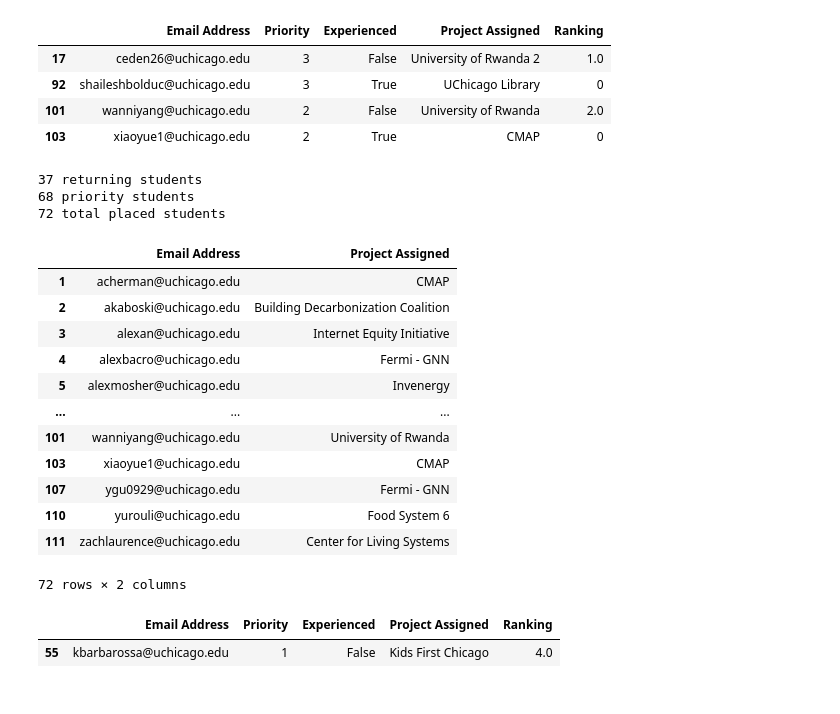
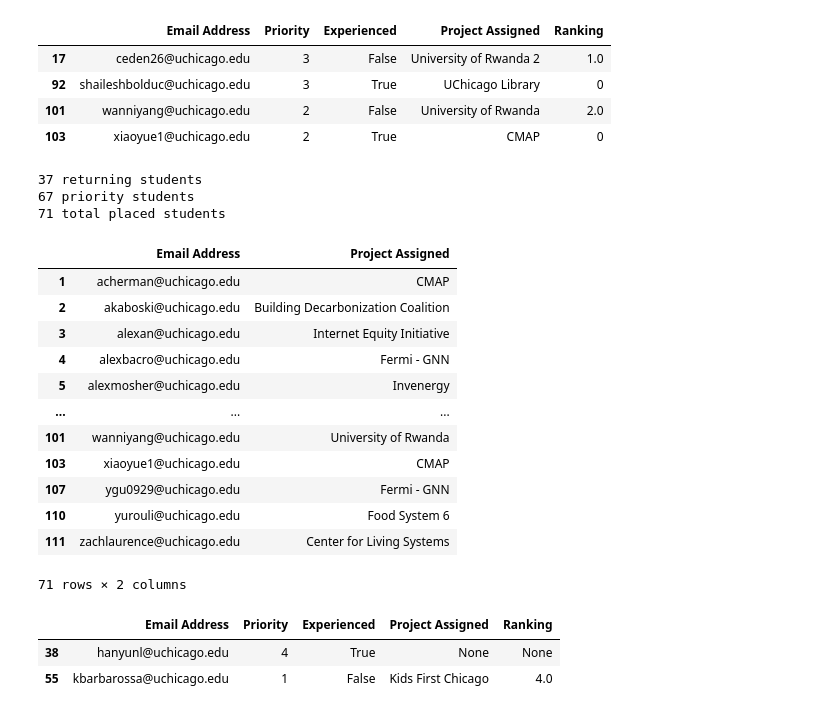
Before and after one commit to dsi-clinic/the-clinic, a Jupyter notebook: admin/matching/notebooks/matching.ipynb, the cells around one changed output. Cells and saved outputs as stored; diff of their text form; code cells hidden in the pictures.

```diff
--- a/admin/matching/notebooks/matching.ipynb
+++ b/admin/matching/notebooks/matching.ipynb
@@ -23,7 +24,7 @@ The autoreload extension is already loaded. To reload it, use:
 file_location = "../data/Winter 25 Matching.xlsx"
 # prioritized_students = []
 prioritized_students = ["kbarbarossa@uchicago.edu"]
-deprioritized_students = ["hanyunl@uchicago.edu"]
+deprioritized_students = ["hanyunl@uchicago.edu", "durojaiye@uchicago.edu"]
 application_df, forced_assignments = process_applications(file_location, deprioritized_students, prioritized_students)
 # %%
 technical_project_list = [
@@ -37,7 +38,7 @@ Dropping 0 students because they do not have a computer and not required
 Total Students available for matching: 112
 # %%
 priority_weights = [10, 15, 25, 30]
-max_students = {}
+max_students = {"Fermi - GNN": 3}
 all_project_list = data_to_process_dict.pop("all_project_list")
 assignment_df = student_assignment(priority_weights = priority_weights, **data_to_process_dict,
                                    max_students_dict=max_students, preassigned_students=forced_assignments,
@@ -144,8 +158,8 @@ print(f"{n_priority} priority students")
 print(f"{n_placed} total placed students")
 # %% [output]
 37 returning students
-68 priority students
-72 total placed students
+67 priority students
+71 total placed students
 # %%
 # All students that were assigned
 assignment_df[(assignment_df["Project Assigned"].notna())][['Email Address', 'Project Assigned']]
@@ -162,10 +176,11 @@ assignment_df[(assignment_df["Project Assigned"].notna())][['Email Address', 'Pr
 | 107 | ygu0929@uchicago.edu | Fermi - GNN |
 | 110 | yurouli@uchicago.edu | Food System 6 |
 | 111 | zachlaurence@uchicago.edu | Center for Living Systems |
-72 rows × 2 columns
+71 rows × 2 columns
 # %%
-# Check a specific student by email
-assignment_df[assignment_df["Email Address"] == "kbarbarossa@uchicago.edu"]
+# Check specific student(s) by email
+assignment_df[assignment_df["Email Address"].isin(["hanyunl@uchicago.edu",  "kbarbarossa@uchicago.edu"])]
 # %% [output]
 |  | Email Address | Priority | Experienced | Project Assigned | Ranking |
+| 38 | hanyunl@uchicago.edu | 4 | True | None | None |
 | 55 | kbarbarossa@uchicago.edu | 1 | False | Kids First Chicago | 4.0 |
```
Also changed, not shown: parts of 6 cells of this notebook, 3 other files.
